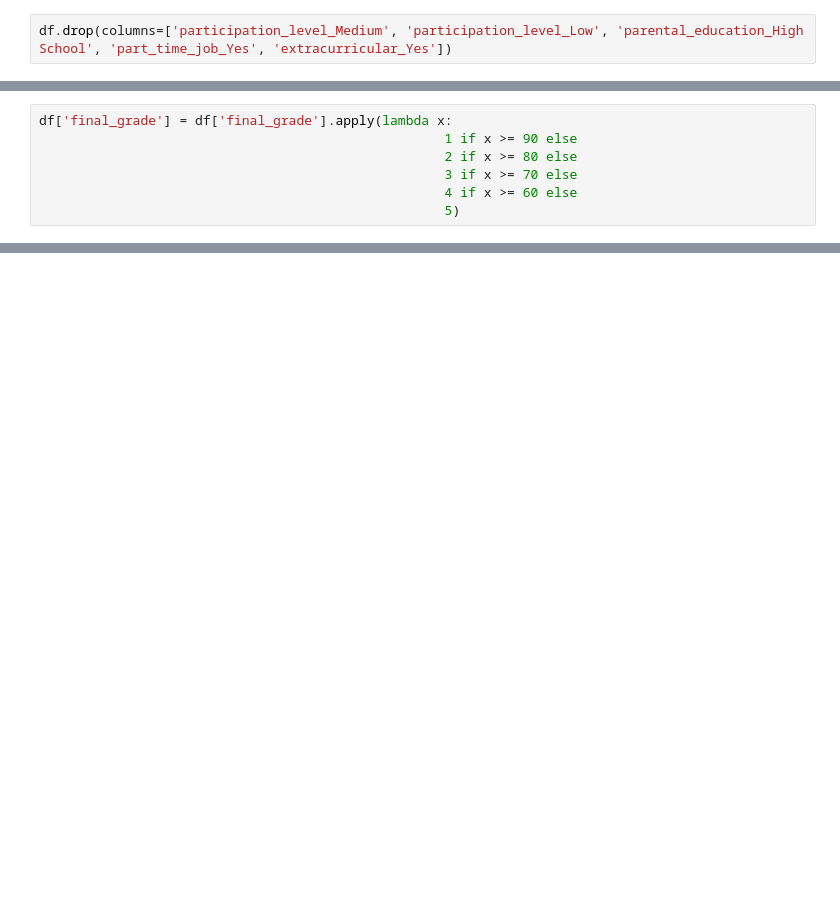
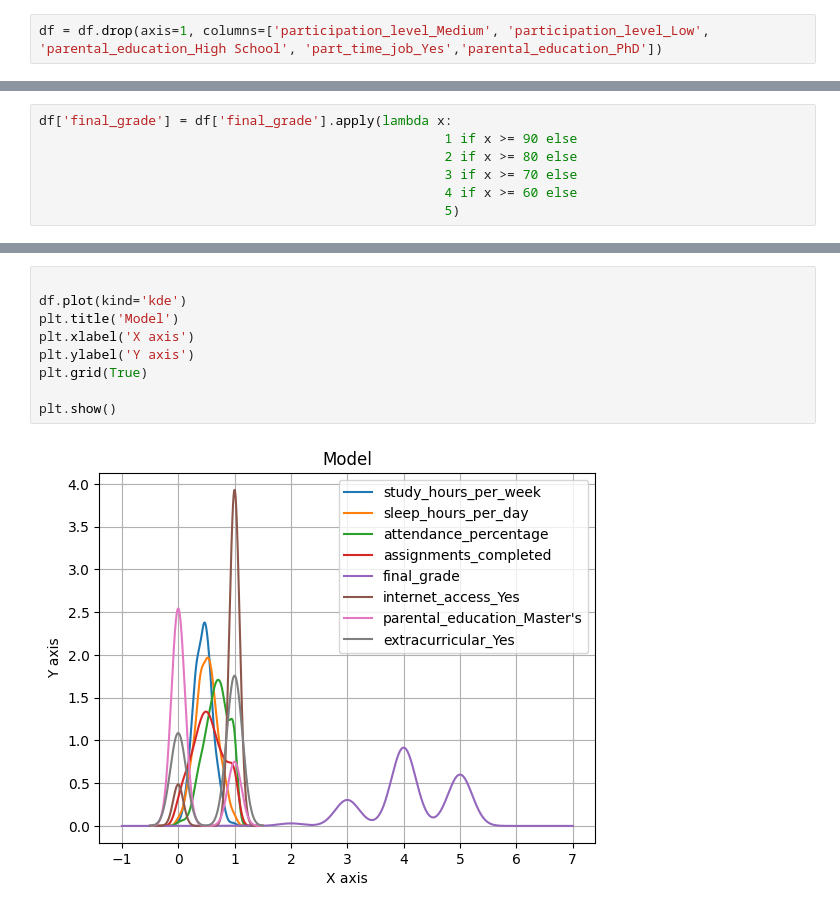
Before and after one commit to lagonzalez1/educational_ml_analysis, a Jupyter notebook: student_study_habbits/education_dep.ipynb, the cells around one changed output, grey strips where cells are left out. Saved outputs shown, nothing was run; the diff lists cells and outputs as text; blank space fills up the shorter version.

```diff
--- a/student_study_habbits/education_dep.ipynb
+++ b/student_study_habbits/education_dep.ipynb
@@ -78,2 +83,2 @@ plt.show()
 # %%
-df.drop(columns=['participation_level_Medium', 'participation_level_Low', 'parental_education_High School', 'part_time_job_Yes', 'extracurricular_Yes'])
+df = df.drop(axis=1, columns=['participation_level_Medium', 'participation_level_Low', 'parental_education_High School', 'part_time_job_Yes','parental_education_PhD'])
@@ -112,0 +147,11 @@ y = df.drop(columns=['final_grade'])
+# %%
+
+df.plot(kind='kde')
+plt.title('Model')
+plt.xlabel('X axis')
+plt.ylabel('Y axis')
+plt.grid(True)
+
+plt.show()
+# %% [output]
+[figure, added]
```
Also changed, not shown: parts of 22 cells of this notebook.
